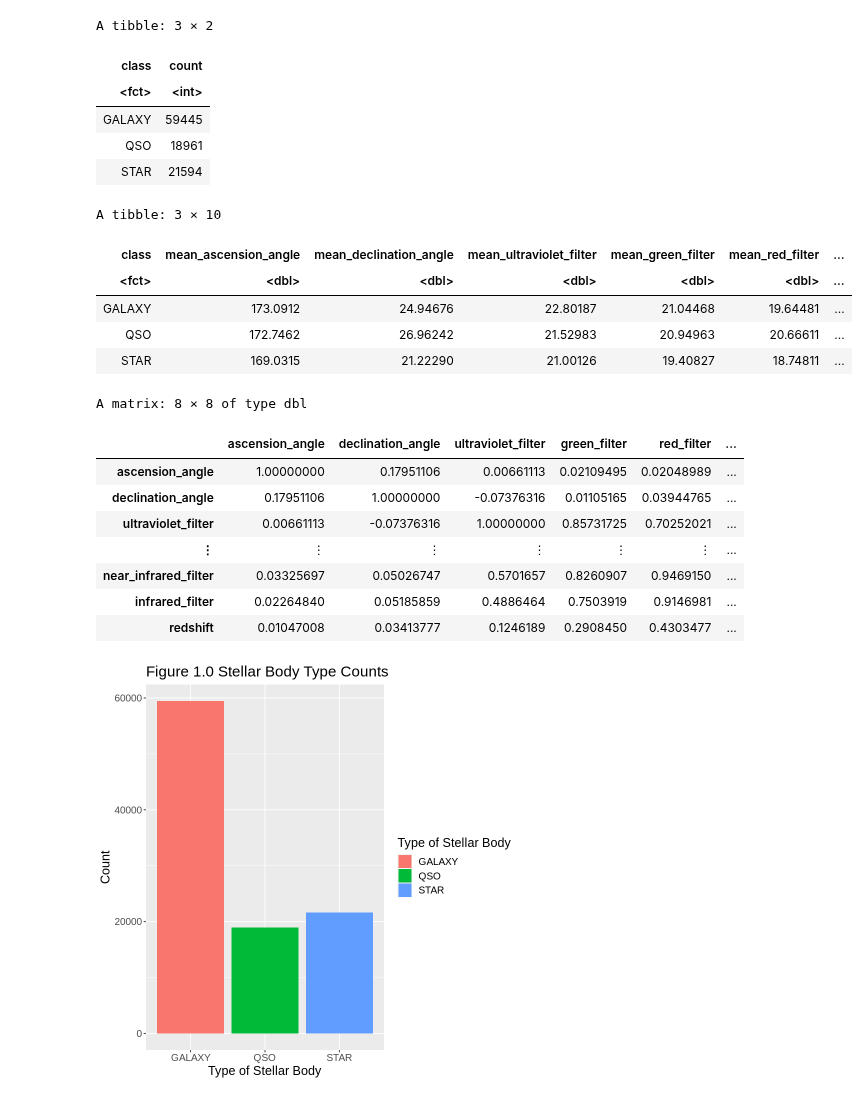
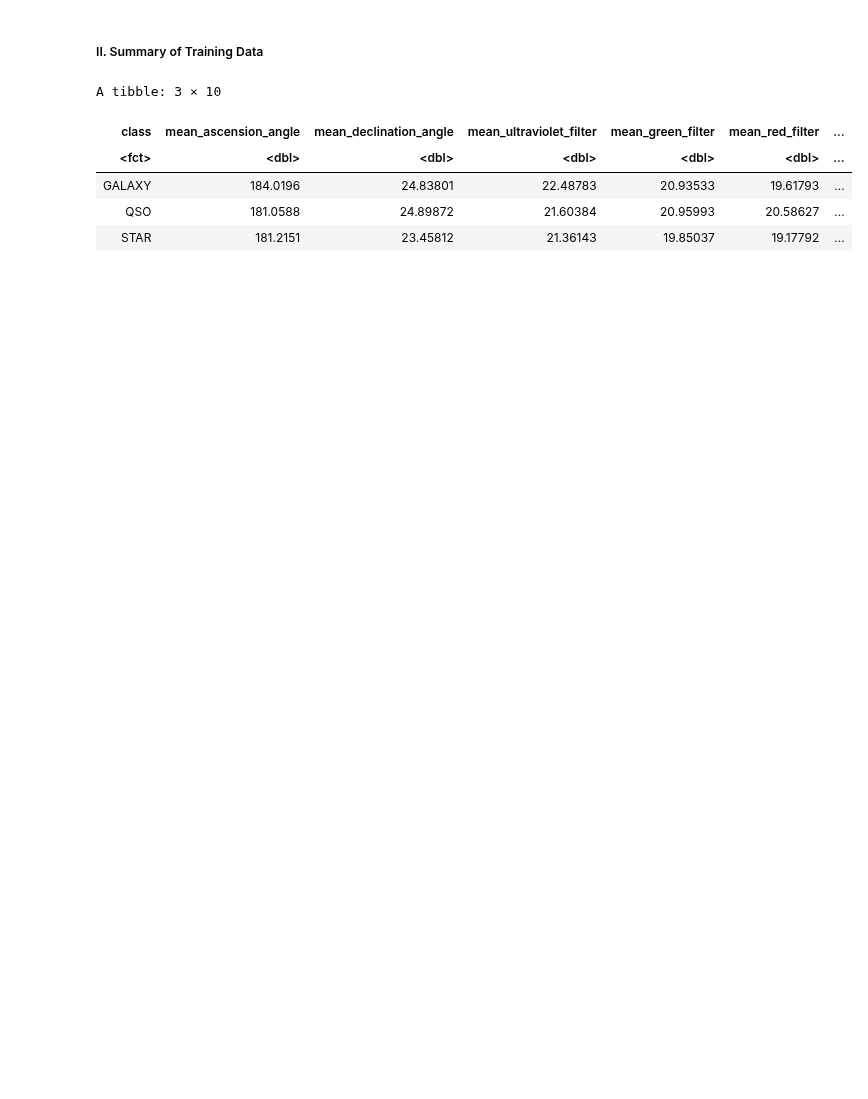
Before and after one commit to Margokap/DSCI100-group-03, a Jupyter notebook: DSCI-Group-Proposal (4).ipynb, the cells around one changed output. Drawn from its saved outputs; the diff is of its cells as text; code cells hidden in the pictures; blank space fills up the shorter version.

```diff
--- a/DSCI-Group-Proposal (4).ipynb
+++ b/DSCI-Group-Proposal (4).ipynb
@@ -42,17 +34,17 @@ Preliminary exploratory data analysis: the cell below demonstrates reading our d
 # %%
-star_data <- read_csv("https://raw.githubusercontent.com/Margokap/DSCI100-group-03/main/star_classification.csv")
+star_data <- read_csv("star_classification.csv")
 ## clean data (use tidy data criteria);
 # each row is a single observation,
 # each column is a single variable, and
 # each value is a single cell (i.e., its entry in the data frame is not shared with another value).
 
 ##tidying data:
-
 star_data_tidy <- mutate(star_data, ascension_angle = alpha, declination_angle = delta,
                         ultraviolet_filter = u, green_filter = g, red_filter = r,
                         near_infrared_filter = i, infrared_filter = z, class = as.factor(class))
-(star_data_tidy <- select(star_data_tidy, ascension_angle, declination_angle, ultraviolet_filter, green_filter,
-                          red_filter, near_infrared_filter, infrared_filter, redshift, class))
+
+star_data_tidy <- select(star_data_tidy, ascension_angle, declination_angle, ultraviolet_filter, green_filter,
+                          red_filter, near_infrared_filter, infrared_filter, redshift, class)
 # %% [output]
 Rows: 100000 Columns: 18
 ── Column specification ────────────────────────────────────────────────────────
@@ -75,84 +57,49 @@ A tibble: 100000 × 9
+# %% [markdown]
+##### II. Summary of Training Data
 # %%
 
-(count <- star_data_tidy |>
+count <- star_data_tidy |>
          group_by(class) |>
-         summarize(count = n()))
+         summarize(count = n())
 
-(star_counts_plot <- ggplot(count, aes(x = class, y = count, fill = class)) +
+star_counts_plot <- ggplot(count, aes(x = class, y = count, fill = class)) +
    geom_bar(stat = "identity") +
     labs(x = "Type of Stellar Body", fill = "Type of Stellar Body", y = "Count") +
     theme(text = element_text(size = 15)) +
-    ggtitle("Figure 1.0 Stellar Body Type Counts"))
-
+    ggtitle("Figure 1.0 Stellar Body Type Counts")
 
 #sampling from data to make data balanced
 star_data_star <- star_data_tidy |>
                   filter(class == "STAR") |>
                   sample_n(1000)
 
 star_data_galaxy <- star_data_tidy |>
                   filter(class == "GALAXY") |>
                   sample_n(1000)
 
 star_data_qso <- star_data_tidy |>
                   filter(class == "QSO") |>
                   sample_n(1000)
 
 star_data_balanced <- rbind(star_data_qso, star_data_galaxy, star_data_star) |>
                   sample_n(1000)
 
 #Split Train and Testing data
 star_split <- initial_split(star_data_balanced, prop = 0.75, strata = class)
 star_training <- training(star_split)
 star_testing <- testing(star_split)
 
 star_table <- star_training |>
               group_by(class) |>
               summarize(mean_ascension_angle = mean(ascension_angle), mean_declination_angle = mean(declination_angle),
                         mean_ultraviolet_filter = mean(ultraviolet_filter), mean_green_filter = mean(green_filter),
                         mean_red_filter = mean(red_filter), mean_near_infrared_filter = mean(near_infrared_filter), mean_infrared_filter = mean(infrared_filter),
                         mean_infrared_filter = mean(infrared_filter), mean_redshift = mean(redshift), number_of_stellar_type = n())
 star_table
-
-# correlation between variables
-cor(select(star_training, -class))
-
-(redshit_vs_red_filter <- ggplot(star_training, aes(y = redshift, x = red_filter, color = class)) +
-                              geom_point() +
-                              labs(y = "Redshift (based on increase in wavelength)", x = "Red filter in the photometric system", color = "Type of Stellar body") +
-                            theme(text = element_text(size = 15)) +
-                            ggtitle("Figure 1.1 Scatterplot of Redshift vs Red Filter"))
-
-(redshit_vs_infrared <- ggplot(star_training, aes(y = redshift, x = infrared_filter, color = class)) +
-                              geom_point() +
-                              labs(y = "Redshift (based on increase in wavelength)", x = "Infrared filter in the photometric system", color = "Type of Stellar body") +
-                            theme(text = element_text(size = 15)) +
-                            ggtitle("Figure 1.2 Scatterplot of Redshift vs Infrared Filter"))
-(redshit_vs_near_infrared <- ggplot(star_training, aes(y = redshift, x = near_infrared_filter, color = class)) +
-                              geom_point() +
-                              labs(y = "Redshift (based on increase in wavelength)", x = "Near Infrared filter in the photometric system", color = "Type of Stellar body") +
-                            theme(text = element_text(size = 15)) +
-                            ggtitle("Figure 1.3 Scatterplot of Redshift vs Near Infrared Filter"))
 # %% [output]
-A tibble: 3 × 2
+A tibble: 3 × 10
-| class | count |
-| <fct> | <int> |
-| GALAXY | 59445 |
-| QSO | 18961 |
-| STAR | 21594 |
+| class | mean_ascension_angle | mean_declination_angle | mean_ultraviolet_filter | mean_green_filter | mean_red_filter | ... |
+| <fct> | <dbl> | <dbl> | <dbl> | <dbl> | <dbl> | ... |
+| GALAXY | 184.0196 | 24.83801 | 22.48783 | 20.93533 | 19.61793 | ... |
+| QSO | 181.0588 | 24.89872 | 21.60384 | 20.95993 | 20.58627 | ... |
+| STAR | 181.2151 | 23.45812 | 21.36143 | 19.85037 | 19.17792 | ... |
-A tibble: 3 × 10
-| class | mean_ascension_angle | mean_declination_angle | mean_ultraviolet_filter | mean_green_filter | mean_red_filter | ... |
-| <fct> | <dbl> | <dbl> | <dbl> | <dbl> | <dbl> | ... |
-| GALAXY | 173.0912 | 24.94676 | 22.80187 | 21.04468 | 19.64481 | ... |
-| QSO | 172.7462 | 26.96242 | 21.52983 | 20.94963 | 20.66611 | ... |
-| STAR | 169.0315 | 21.22290 | 21.00126 | 19.40827 | 18.74811 | ... |
-A matrix: 8 × 8 of type dbl
-|  | ascension_angle | declination_angle | ultraviolet_filter | green_filter | red_filter | ... |
-| ascension_angle | 1.00000000 | 0.17951106 | 0.00661113 | 0.02109495 | 0.02048989 | ... |
-| declination_angle | 0.17951106 | 1.00000000 | -0.07376316 | 0.01105165 | 0.03944765 | ... |
-| ultraviolet_filter | 0.00661113 | -0.07376316 | 1.00000000 | 0.85731725 | 0.70252021 | ... |
-| ⋮ | ⋮ | ⋮ | ⋮ | ⋮ | ⋮ | ... |
-| near_infrared_filter | 0.03325697 | 0.05026747 | 0.5701657 | 0.8260907 | 0.9469150 | ... |
-| infrared_filter | 0.02264840 | 0.05185859 | 0.4886464 | 0.7503919 | 0.9146981 | ... |
-| redshift | 0.01047008 | 0.03413777 | 0.1246189 | 0.2908450 | 0.4303477 | ... |
-[figure, removed]
```
Also changed, not shown: parts of 9 cells of this notebook.
